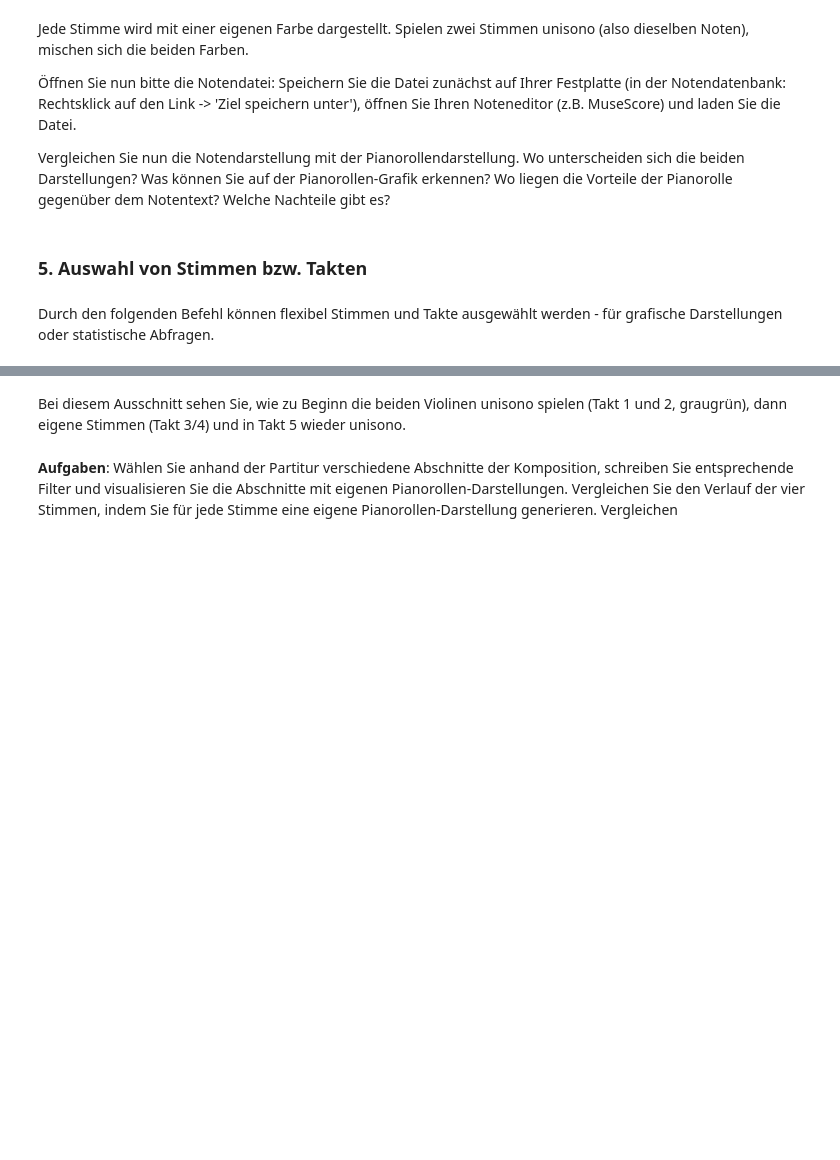
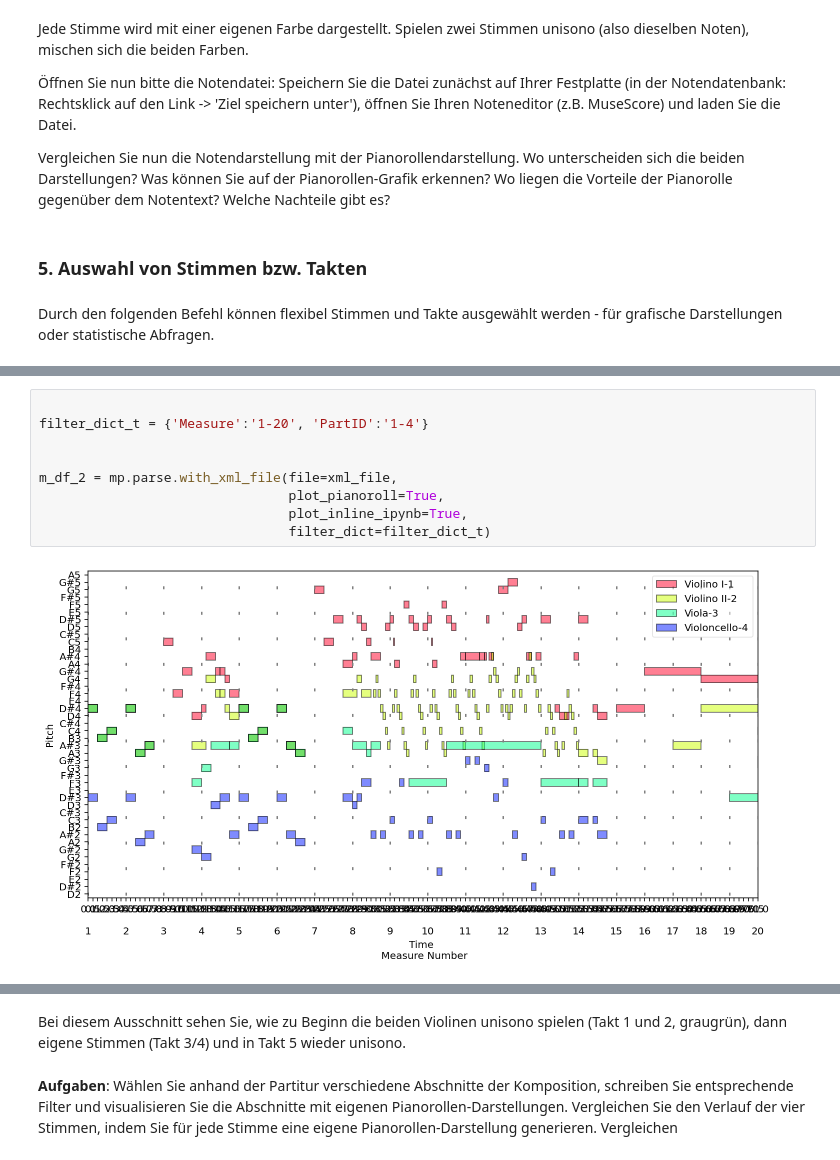
Before and after one commit to Christon-Ragavan/CAMAT, a Jupyter notebook: music_xml_parser/ipynb/15_CAMAT_Basics_Part1_Introduction_neu.ipynb, the cells around one changed output, grey strips where cells are left out. Cells and saved outputs as stored; diff of their text form; blank space fills up the shorter version.

```diff
--- a/music_xml_parser/ipynb/15_CAMAT_Basics_Part1_Introduction_neu.ipynb
+++ b/music_xml_parser/ipynb/15_CAMAT_Basics_Part1_Introduction_neu.ipynb
@@ -186,0 +206,11 @@ m_df_2 = mp.parse.with_xml_file(file=xml_file,
+# %%
+
+filter_dict_t = {'Measure':'1-20', 'PartID':'1-4'}
+
+
+m_df_2 = mp.parse.with_xml_file(file=xml_file,
+                                plot_pianoroll=True,
+                                plot_inline_ipynb=True,
+                                filter_dict=filter_dict_t)
+# %% [output]
+[figure, added]
```
Also changed, not shown: parts of 4 cells of this notebook, 7 other files.
